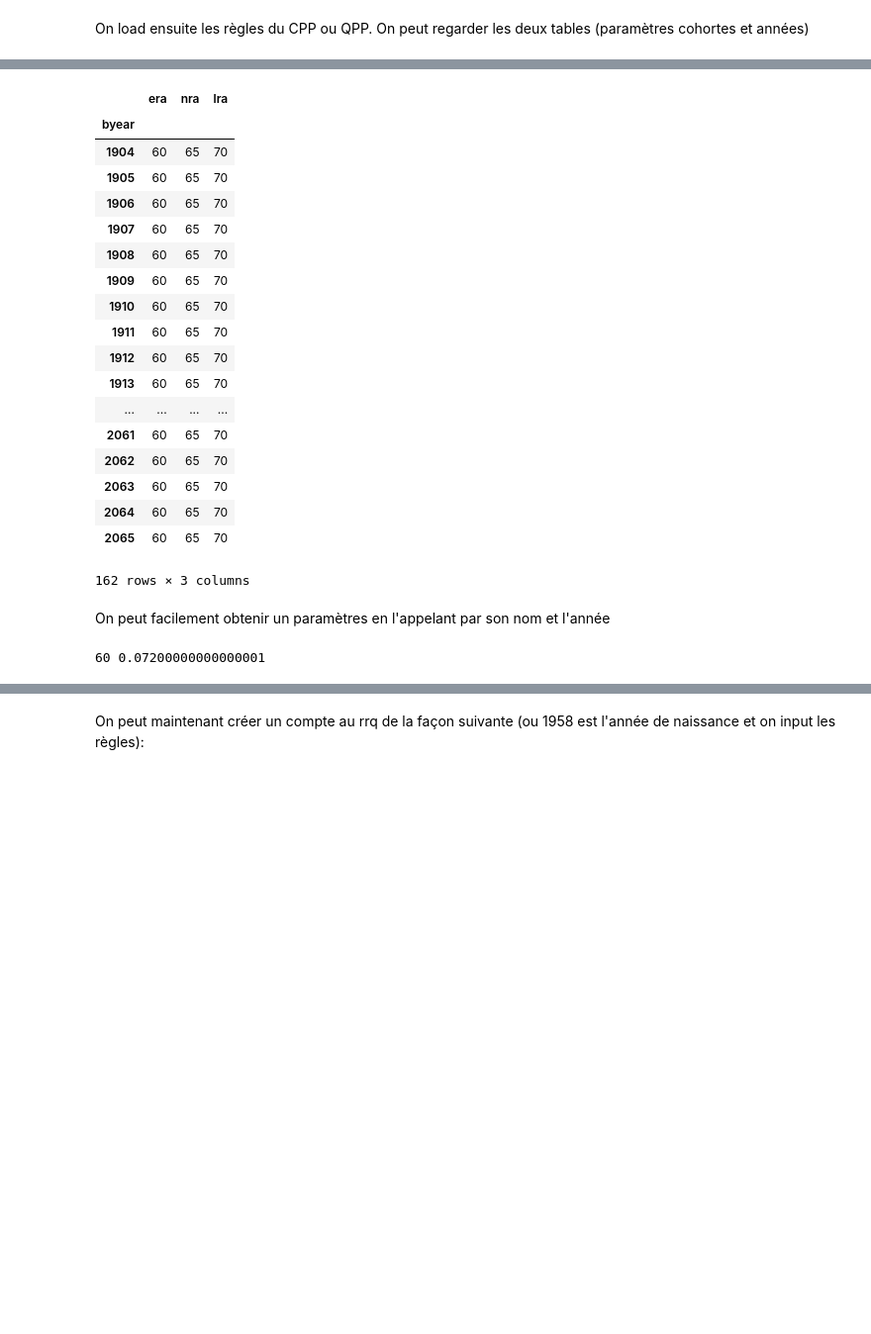
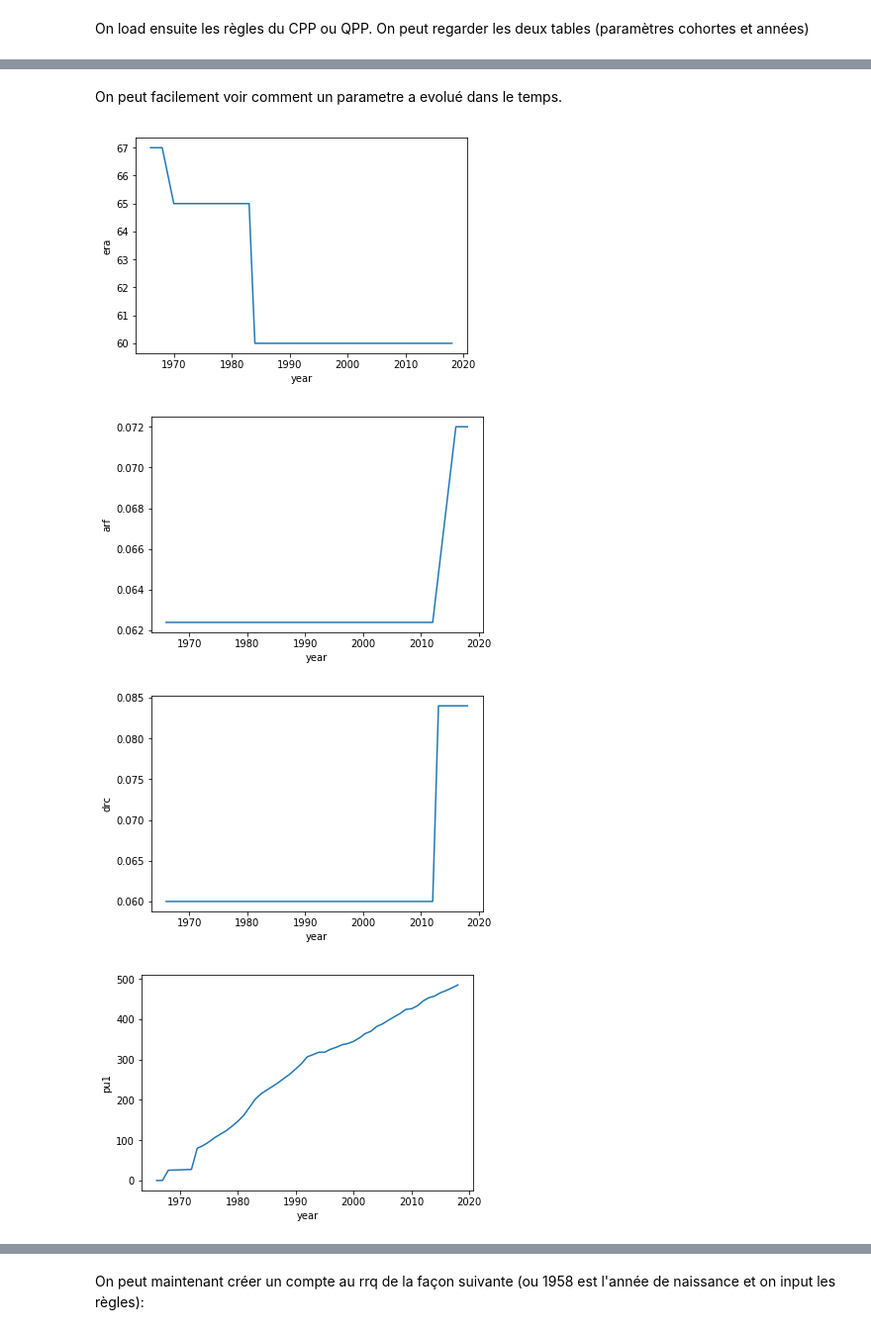
Before and after one commit to CREEi-models/cpp, a Jupyter notebook: TestCPP.ipynb, the cells around one changed output, grey strips where cells are left out. Shown at 99% size. Cells and saved outputs as stored; diff of their text form; code cells hidden in the pictures; blank space fills up the shorter version.

```diff
--- a/TestCPP.ipynb
+++ b/TestCPP.ipynb
@@ -32,28 +32,18 @@ qpp.yrspars
-# %%
-qpp.byrpars
-# %% [output]
-|  | era | nra | lra |
-| byear |  |  |  |
-| 1904 | 60 | 65 | 70 |
-| 1905 | 60 | 65 | 70 |
-| 1906 | 60 | 65 | 70 |
-| 1907 | 60 | 65 | 70 |
-| 1908 | 60 | 65 | 70 |
-| 1909 | 60 | 65 | 70 |
-| 1910 | 60 | 65 | 70 |
-| 1911 | 60 | 65 | 70 |
-| 1912 | 60 | 65 | 70 |
-| 1913 | 60 | 65 | 70 |
-| ... | ... | ... | ... |
-| 2061 | 60 | 65 | 70 |
-| 2062 | 60 | 65 | 70 |
-| 2063 | 60 | 65 | 70 |
-| 2064 | 60 | 65 | 70 |
-| 2065 | 60 | 65 | 70 |
-162 rows × 3 columns
-# %% [markdown]
-On peut facilement obtenir un paramètres en l'appelant par son nom et l'année
-# %%
-print(qpp.era(1958),qpp.arf(2018))
-# %% [output]
-60 0.07200000000000001
+# %% [markdown]
+On peut facilement voir comment un parametre a evolué dans le temps.
+# %%
+%matplotlib inline
+from matplotlib import pyplot as plt
+yrs = [r for r in range(1966,2019)]
+for thing in ['era','arf','drc','pu1','pu2','pu3','pu4','disab_base','nympe','worker','test','supp']:
+    y = [qpp.yrspars.loc[r,thing] for r in range(1966,2019)]
+    plt.figure()
+    plt.plot(yrs,y)
+    plt.xlabel('year')
+    plt.ylabel(thing)
+    plt.show()
+# %% [output]
+[figure, added]
+[figure, added]
+[figure, added]
+[figure, added]
```
Also changed, not shown: parts of 10 cells of this notebook, 41 other files.
